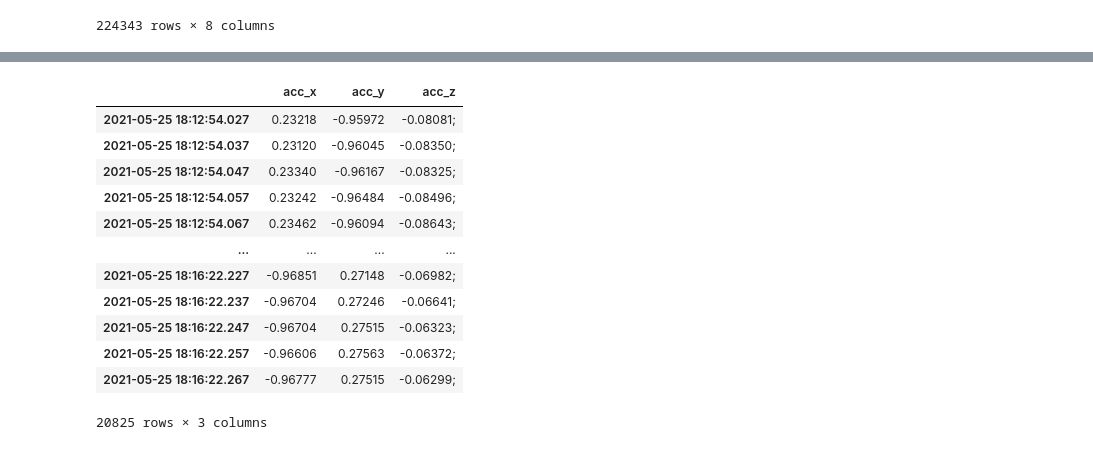
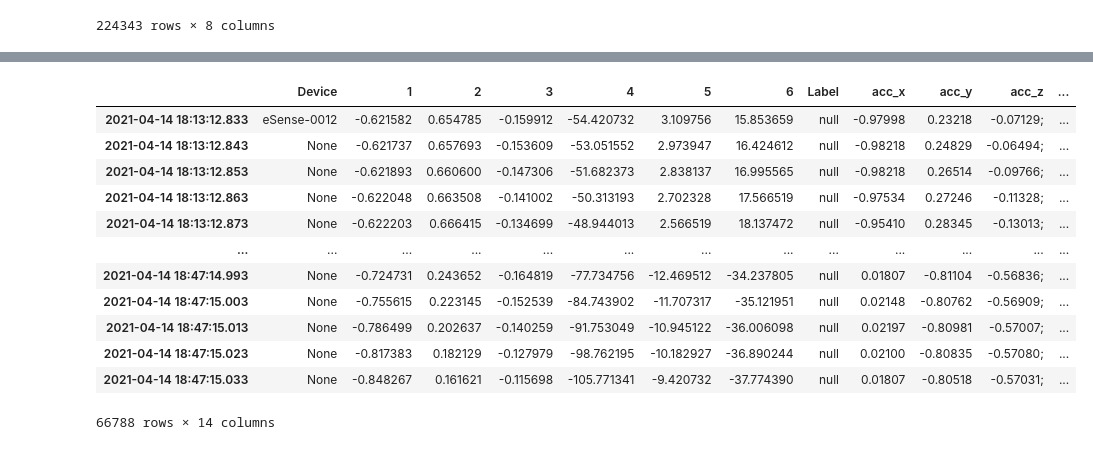
Before and after one commit to kaushik4444/Human-Activity-Recognition-using-Various-Machine-Learning-and-Deep-Learning-models, a Jupyter notebook: Jnotes/Subject1.ipynb, the cells around one changed output, grey strips where cells are left out. Drawn from its saved outputs; the diff is of its cells as text; code cells hidden in the pictures.

```diff
--- a/Jnotes/Subject1.ipynb
+++ b/Jnotes/Subject1.ipynb
@@ -132,17 +100,0 @@ df_sub1_ankle_dribbling
-# %%
-df_sub1_ankle_shooting.index = pd.date_range(start=df_sub1_ankle_shooting.index[0], periods = df_sub1_ankle_shooting.shape[0], freq="10L")
-df_sub1_ankle_shooting
-# %% [output]
-|  | acc_x | acc_y | acc_z |
-| 2021-05-25 18:12:54.027 | 0.23218 | -0.95972 | -0.08081; |
-| 2021-05-25 18:12:54.037 | 0.23120 | -0.96045 | -0.08350; |
-| 2021-05-25 18:12:54.047 | 0.23340 | -0.96167 | -0.08325; |
-| 2021-05-25 18:12:54.057 | 0.23242 | -0.96484 | -0.08496; |
-| 2021-05-25 18:12:54.067 | 0.23462 | -0.96094 | -0.08643; |
-| ... | ... | ... | ... |
-| 2021-05-25 18:16:22.227 | -0.96851 | 0.27148 | -0.06982; |
-| 2021-05-25 18:16:22.237 | -0.96704 | 0.27246 | -0.06641; |
-| 2021-05-25 18:16:22.247 | -0.96704 | 0.27515 | -0.06323; |
-| 2021-05-25 18:16:22.257 | -0.96606 | 0.27563 | -0.06372; |
-| 2021-05-25 18:16:22.267 | -0.96777 | 0.27515 | -0.06299; |
-20825 rows × 3 columns
@@ -150,0 +101,17 @@ df_sub1_ankle.index = pd.date_range(start='2021-04-14 18:22:13.553000', periods
+# %%
+df_sub1.Label = 'null'
+df_sub1
+# %% [output]
+|  | Device | 1 | 2 | 3 | 4 | 5 | 6 | Label | acc_x | acc_y | acc_z | ... |
+| 2021-04-14 18:13:12.833 | eSense-0012 | -0.621582 | 0.654785 | -0.159912 | -54.420732 | 3.109756 | 15.853659 | null | -0.97998 | 0.23218 | -0.07129; | ... |
+| 2021-04-14 18:13:12.843 | None | -0.621737 | 0.657693 | -0.153609 | -53.051552 | 2.973947 | 16.424612 | null | -0.98218 | 0.24829 | -0.06494; | ... |
+| 2021-04-14 18:13:12.853 | None | -0.621893 | 0.660600 | -0.147306 | -51.682373 | 2.838137 | 16.995565 | null | -0.98218 | 0.26514 | -0.09766; | ... |
+| 2021-04-14 18:13:12.863 | None | -0.622048 | 0.663508 | -0.141002 | -50.313193 | 2.702328 | 17.566519 | null | -0.97534 | 0.27246 | -0.11328; | ... |
+| 2021-04-14 18:13:12.873 | None | -0.622203 | 0.666415 | -0.134699 | -48.944013 | 2.566519 | 18.137472 | null | -0.95410 | 0.28345 | -0.13013; | ... |
+| ... | ... | ... | ... | ... | ... | ... | ... | ... | ... | ... | ... | ... |
+| 2021-04-14 18:47:14.993 | None | -0.724731 | 0.243652 | -0.164819 | -77.734756 | -12.469512 | -34.237805 | null | 0.01807 | -0.81104 | -0.56836; | ... |
+| 2021-04-14 18:47:15.003 | None | -0.755615 | 0.223145 | -0.152539 | -84.743902 | -11.707317 | -35.121951 | null | 0.02148 | -0.80762 | -0.56909; | ... |
+| 2021-04-14 18:47:15.013 | None | -0.786499 | 0.202637 | -0.140259 | -91.753049 | -10.945122 | -36.006098 | null | 0.02197 | -0.80981 | -0.57007; | ... |
+| 2021-04-14 18:47:15.023 | None | -0.817383 | 0.182129 | -0.127979 | -98.762195 | -10.182927 | -36.890244 | null | 0.02100 | -0.80835 | -0.57080; | ... |
+| 2021-04-14 18:47:15.033 | None | -0.848267 | 0.161621 | -0.115698 | -105.771341 | -9.420732 | -37.774390 | null | 0.01807 | -0.80518 | -0.57031; | ... |
+66788 rows × 14 columns
```
Also changed, not shown: parts of 12 cells of this notebook.
